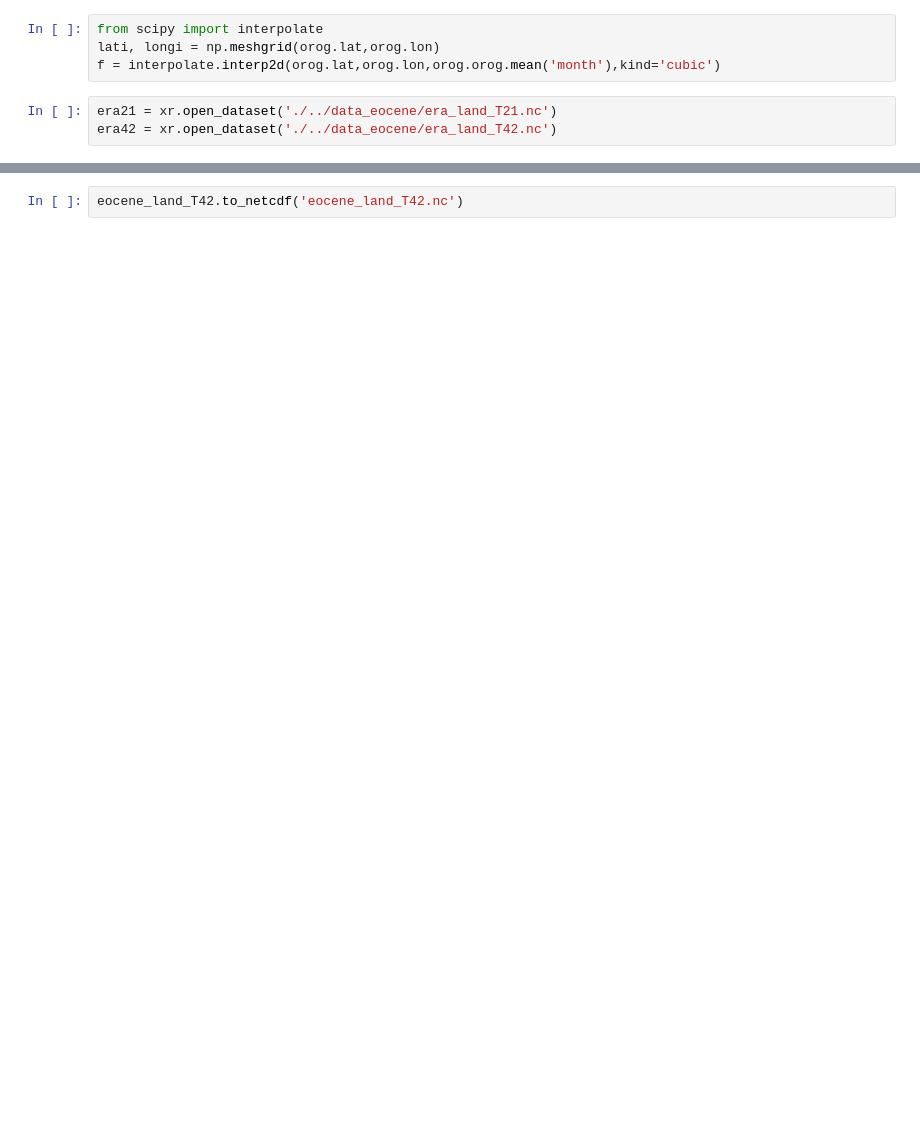
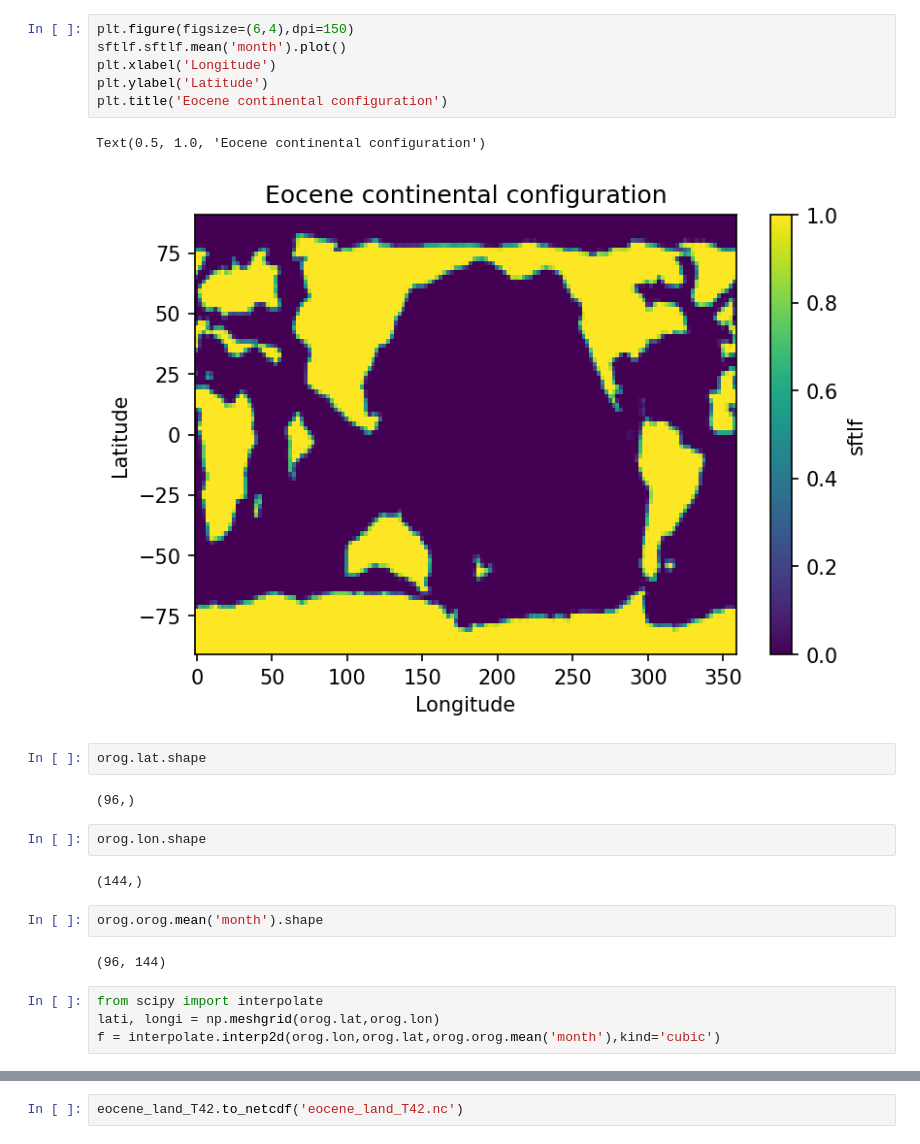
Before and after one commit to matthewjhenry/eocene, a Jupyter notebook: make_land_nc.ipynb, the cells around one changed output, grey strips where cells are left out. Drawn from its saved outputs; the diff is of its cells as text; blank space fills up the shorter version.

```diff
--- a/make_land_nc.ipynb
+++ b/make_land_nc.ipynb
@@ -4,7 +38,25 @@ orog = xr.open_dataset('./../data_eocene/CESM1.2_CAM5-orography.nc')
+# %%
+plt.figure(figsize=(6,4),dpi=150)
+sftlf.sftlf.mean('month').plot()
+plt.xlabel('Longitude')
+plt.ylabel('Latitude')
+plt.title('Eocene continental configuration')
+# %% [output]
+Text(0.5, 1.0, 'Eocene continental configuration')
+[figure, added]
+# %%
+orog.lat.shape
+# %% [output]
+(96,)
+# %%
+orog.lon.shape
+# %% [output]
+(144,)
+# %%
+orog.orog.mean('month').shape
+# %% [output]
+(96, 144)
 # %%
 from scipy import interpolate
 lati, longi = np.meshgrid(orog.lat,orog.lon)
-f = interpolate.interp2d(orog.lat,orog.lon,orog.orog.mean('month'),kind='cubic')
+f = interpolate.interp2d(orog.lon,orog.lat,orog.orog.mean('month'),kind='cubic')
-# %%
-era21 = xr.open_dataset('./../data_eocene/era_land_T21.nc')
-era42 = xr.open_dataset('./../data_eocene/era_land_T42.nc')
```
Also changed, not shown: parts of 8 cells of this notebook, 5 other files.
